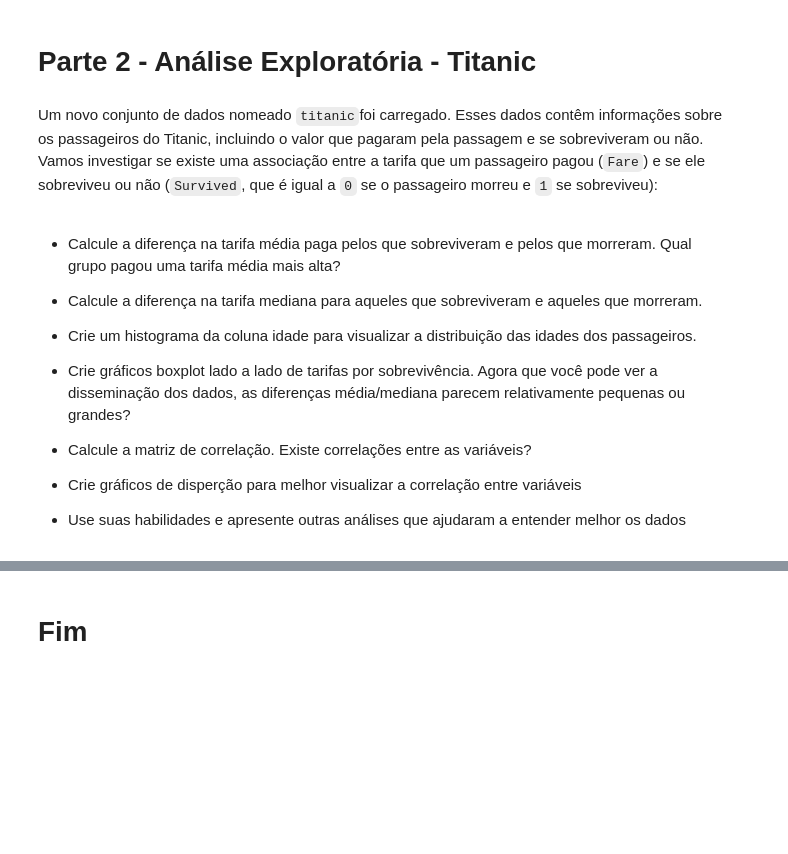
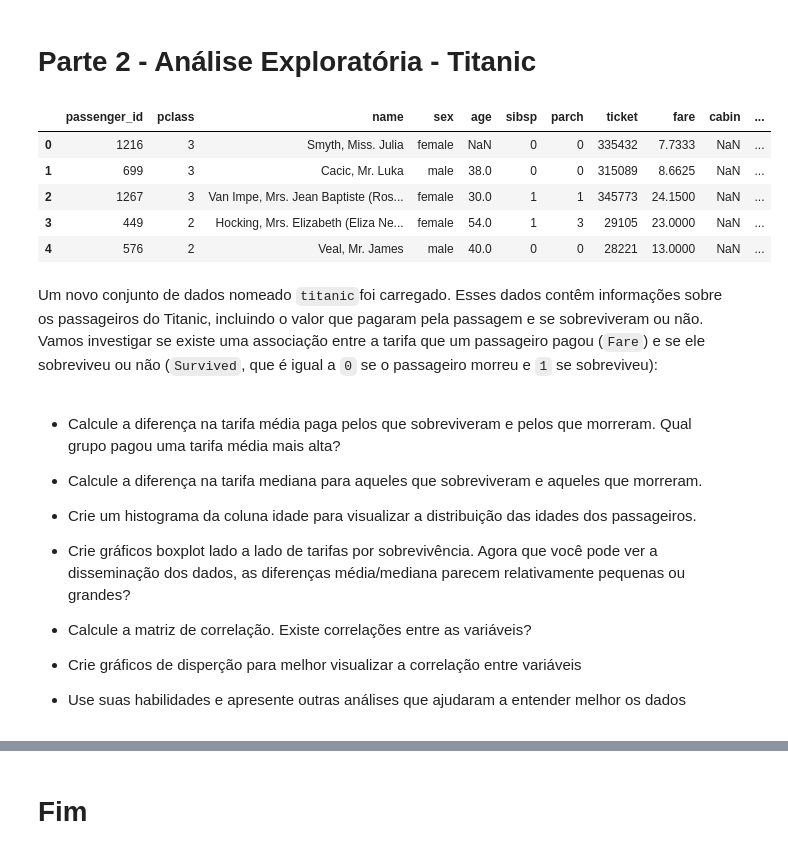
Before and after one commit to Victor-Fiamoncini/atv_ml_01, a Jupyter notebook: src/Exercícios Análise Exploratória.ipynb, the cells around one changed output, grey strips where cells are left out. Drawn from its saved outputs; the diff is of its cells as text; code cells hidden in the pictures; blank space fills up the shorter version.

```diff
--- a/src/Exercícios Análise Exploratória.ipynb
+++ b/src/Exercícios Análise Exploratória.ipynb
@@ -226,22 +226,33 @@ Utilizei uma função anônima para converter cada valor da coluna Outcome em um
 # Parte 2 - Análise Exploratória - Titanic
 # %%
 import matplotlib.pyplot as plt
+import pandas as pd
+import numpy as np
 import seaborn as sns
+from scipy.stats import pearsonr
 
 titanic = pd.read_csv('titanic.csv')
+titanic.head()
+# %% [output]
+|  | passenger_id | pclass | name | sex | age | sibsp | parch | ticket | fare | cabin | ... |
+| 0 | 1216 | 3 | Smyth, Miss. Julia | female | NaN | 0 | 0 | 335432 | 7.7333 | NaN | ... |
+| 1 | 699 | 3 | Cacic, Mr. Luka | male | 38.0 | 0 | 0 | 315089 | 8.6625 | NaN | ... |
+| 2 | 1267 | 3 | Van Impe, Mrs. Jean Baptiste (Ros... | female | 30.0 | 1 | 1 | 345773 | 24.1500 | NaN | ... |
+| 3 | 449 | 2 | Hocking, Mrs. Elizabeth (Eliza Ne... | female | 54.0 | 1 | 3 | 29105 | 23.0000 | NaN | ... |
+| 4 | 576 | 2 | Veal, Mr. James | male | 40.0 | 0 | 0 | 28221 | 13.0000 | NaN | ... |
 # %% [markdown]
 Um novo conjunto de dados nomeado `titanic`foi carregado. Esses dados contêm informações sobre os passageiros do Titanic, incluindo o valor que pagaram pela passagem e se sobreviveram ou não. Vamos investigar se existe uma associação entre a tarifa que um passageiro pagou (`Fare`) e se ele sobreviveu ou não (`Survived`, que é igual a `0` se o passageiro morreu e `1` se sobreviveu):
-# %% [markdown]
-- Calcule a diferença na tarifa média paga pelos que sobreviveram e pelos que morreram. Qual grupo pagou uma tarifa média mais alta?
-
-- Calcule a diferença na tarifa mediana para aqueles que sobreviveram e aqueles que morreram.
-
-- Crie um histograma da coluna idade para visualizar a distribuição das idades dos passageiros.
-
-- Crie gráficos boxplot lado a lado de tarifas por sobrevivência. Agora que você pode ver a disseminação dos dados, as diferenças média/mediana parecem relativamente pequenas ou grandes?
-
-- Calcule a matriz de correlação. Existe correlações entre as variáveis?
-
-- Crie gráficos de disperção para melhor visualizar a correlação entre variáveis
-
-- Use suas habilidades e apresente outras análises que ajudaram a entender melhor os dados
+# %% [markdown]
+- Calcule a diferença na tarifa média paga pelos que sobreviveram e pelos que morreram. Qual grupo pagou uma tarifa média mais alta?
+
+- Calcule a diferença na tarifa mediana para aqueles que sobreviveram e aqueles que morreram.
+
+- Crie um histograma da coluna idade para visualizar a distribuição das idades dos passageiros.
+
+- Crie gráficos boxplot lado a lado de tarifas por sobrevivência. Agora que você pode ver a disseminação dos dados, as diferenças média/mediana parecem relativamente pequenas ou grandes?
+
+- Calcule a matriz de correlação. Existe correlações entre as variáveis?
+
+- Crie gráficos de disperção para melhor visualizar a correlação entre variáveis
+
+- Use suas habilidades e apresente outras análises que ajudaram a entender melhor os dados
```
Also changed, not shown: parts of 7 cells of this notebook.
